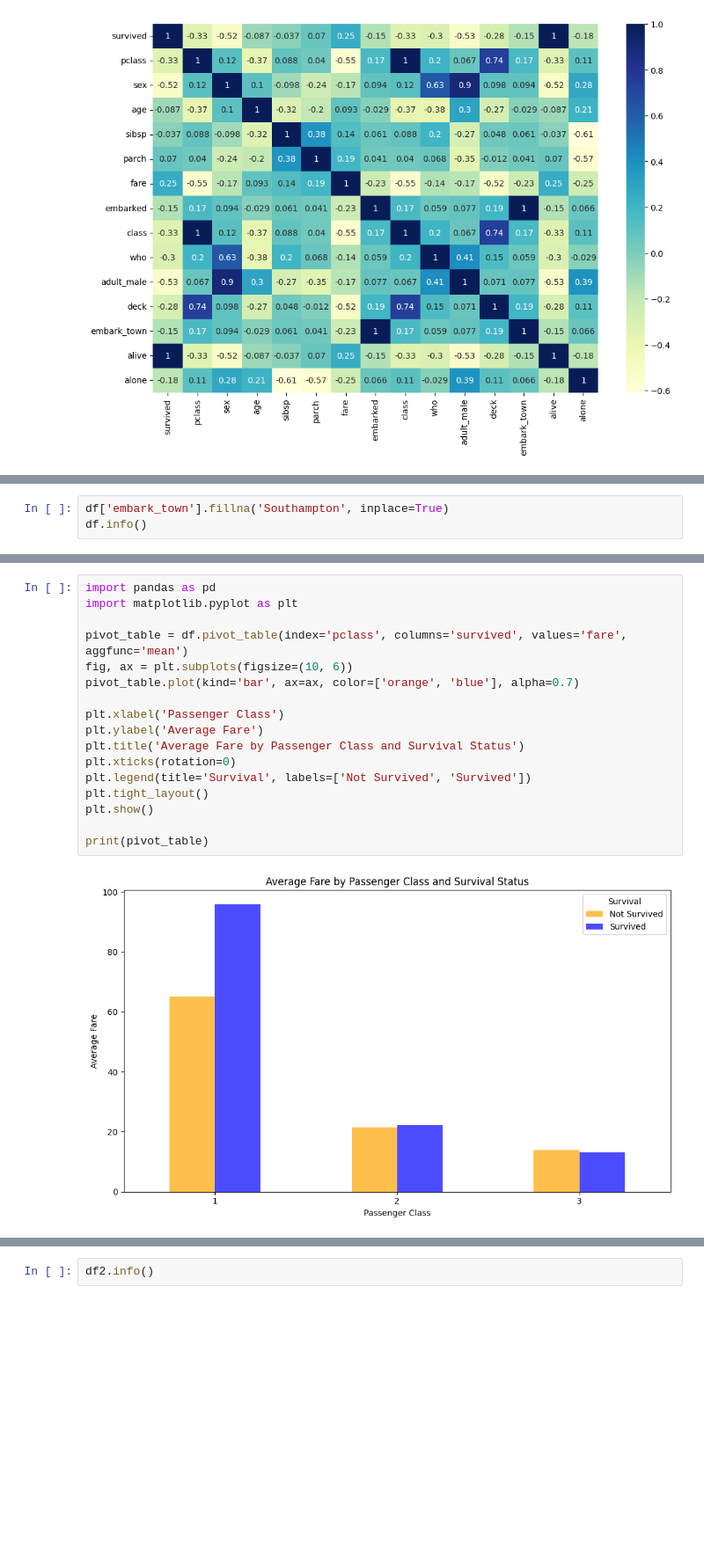
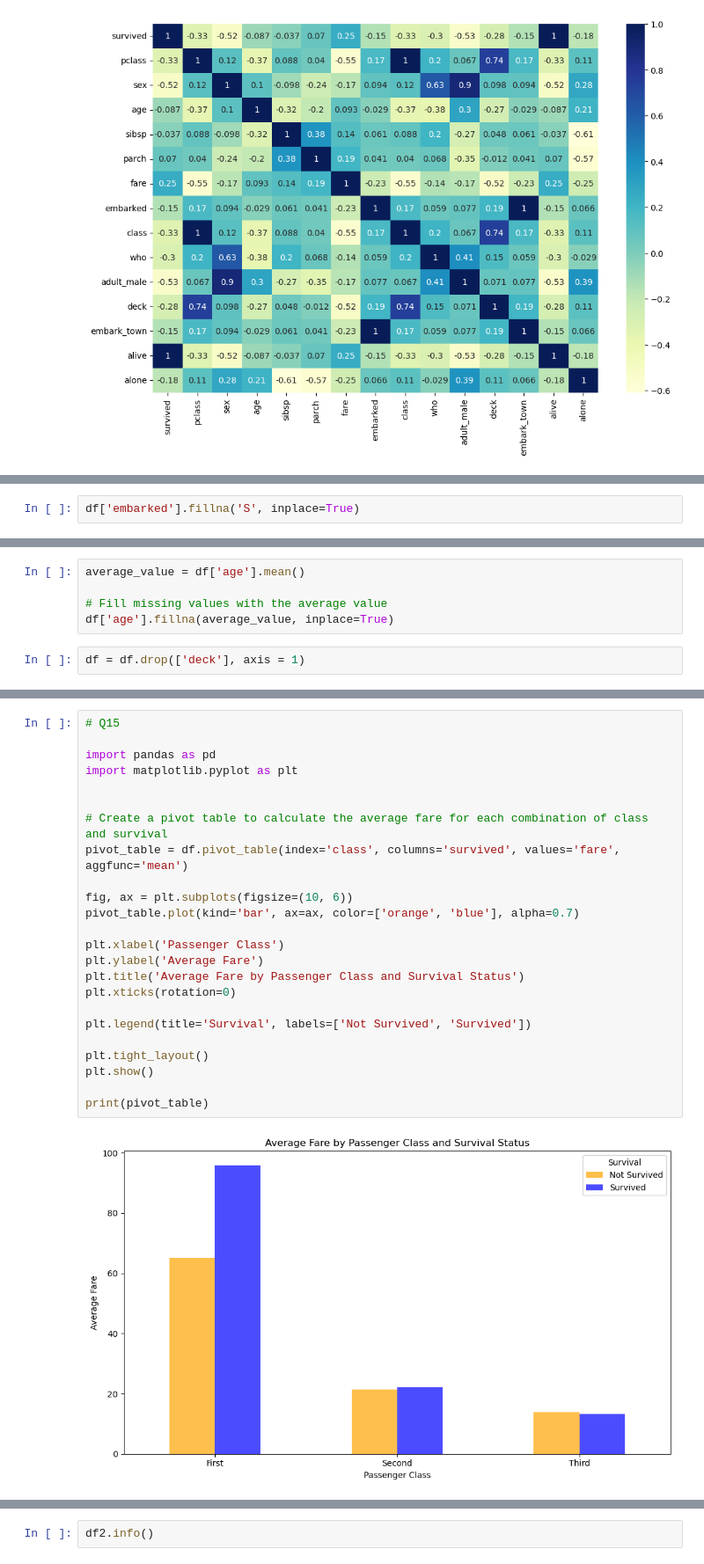
Before and after one commit to denezo/data-science-course, a Jupyter notebook: DS_CA2.ipynb, the cells around one changed output, grey strips where cells are left out. Shown at 88% size. Drawn from its saved outputs; the diff is of its cells as text; blank space fills up the shorter version.

```diff
--- a/DS_CA2.ipynb
+++ b/DS_CA2.ipynb
@@ -523,3 +428,0 @@ print(C.shape[0], S.shape[0], Q.shape[0])
-# %%
-df['embark_town'].fillna('Southampton', inplace=True)
-df.info()
@@ -555,0 +446,2 @@ For example, when doing 'df[col].method(value, inplace=True)', try using 'df.met
+# %%
+df['embarked'].fillna('S', inplace=True)
@@ -555,0 +450,7 @@ For example, when doing 'df[col].method(value, inplace=True)', try using 'df.met
+# %%
+average_value = df['age'].mean()
+
+# Fill missing values with the average value
+df['age'].fillna(average_value, inplace=True)
+# %%
+df = df.drop(['deck'], axis = 1)
@@ -739,20 +685,27 @@ male       27.887660       0.215886
 # %%
+# Q15
+
 import pandas as pd
 import matplotlib.pyplot as plt
 
-pivot_table = df.pivot_table(index='pclass', columns='survived', values='fare', aggfunc='mean')
+
+# Create a pivot table to calculate the average fare for each combination of class and survival
+pivot_table = df.pivot_table(index='class', columns='survived', values='fare', aggfunc='mean')
+
 fig, ax = plt.subplots(figsize=(10, 6))
 pivot_table.plot(kind='bar', ax=ax, color=['orange', 'blue'], alpha=0.7)
 
 plt.xlabel('Passenger Class')
 plt.ylabel('Average Fare')
 plt.title('Average Fare by Passenger Class and Survival Status')
 plt.xticks(rotation=0)
+
 plt.legend(title='Survival', labels=['Not Survived', 'Survived'])
+
 plt.tight_layout()
 plt.show()
 
 print(pivot_table)
 # %% [output]
-[figure, old version]
+[figure, new version]
 survived          0          1
```
Also changed, not shown: parts of 121 cells of this notebook.
